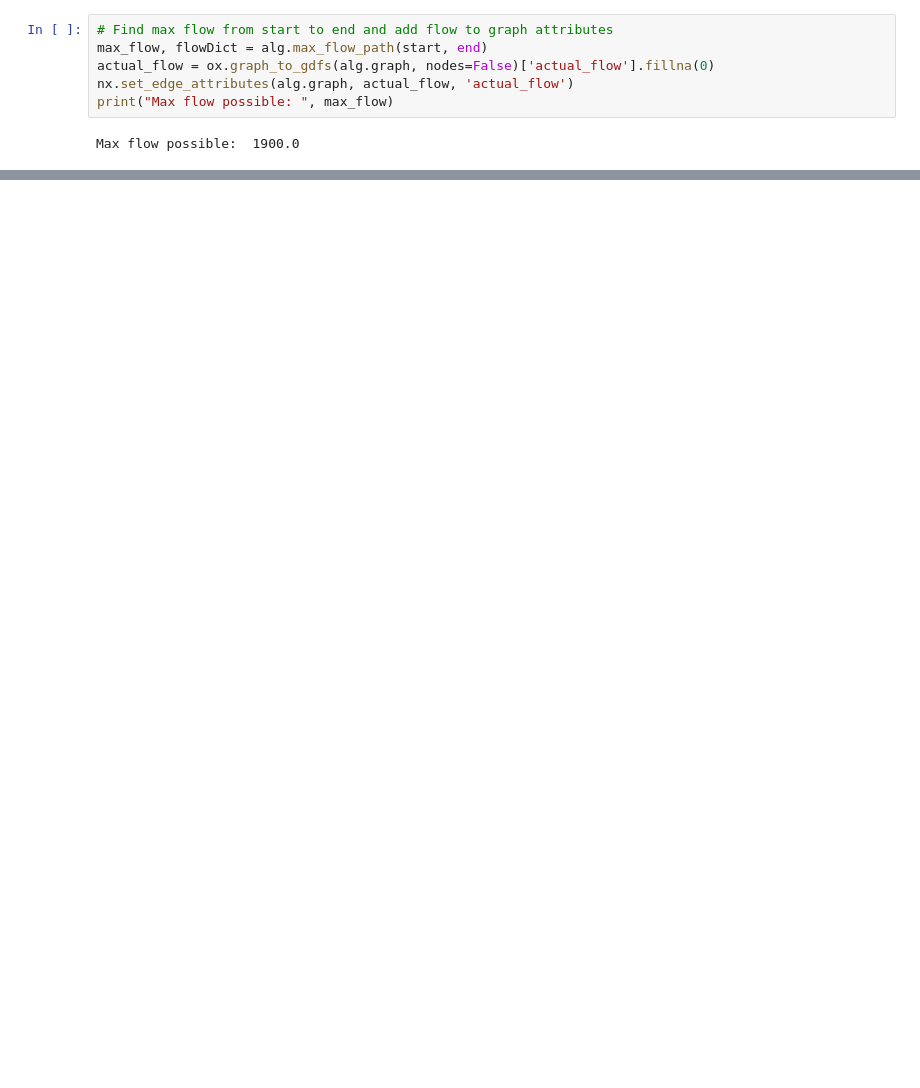
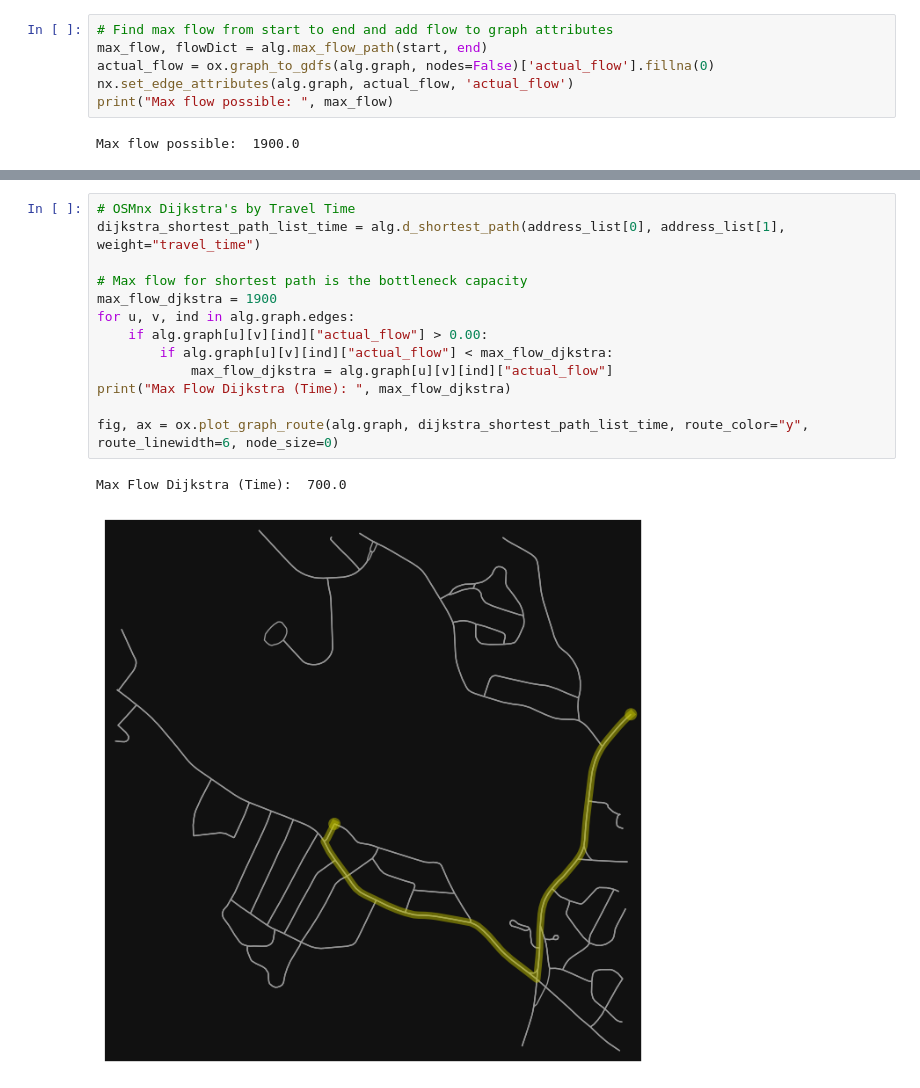
Before and after one commit to osalih1/traffic-flow-optimization, a Jupyter notebook: runner.ipynb, the cells around one changed output, grey strips where cells are left out. Saved outputs shown, nothing was run; the diff lists cells and outputs as text; blank space fills up the shorter version.

Commit message:
Shortest Path based on time and distance

```diff
--- a/runner.ipynb
+++ b/runner.ipynb
@@ -67 +73,17 @@ fig.savefig("MaxFlow.png")
+# %%
+# OSMnx Dijkstra's by Travel Time
+dijkstra_shortest_path_list_time = alg.d_shortest_path(address_list[0], address_list[1], weight="travel_time")
+
+# Max flow for shortest path is the bottleneck capacity
+max_flow_djkstra = 1900
+for u, v, ind in alg.graph.edges:
+    if alg.graph[u][v][ind]["actual_flow"] > 0.00:
+        if alg.graph[u][v][ind]["actual_flow"] < max_flow_djkstra:
+            max_flow_djkstra = alg.graph[u][v][ind]["actual_flow"]
+print("Max Flow Dijkstra (Time): ", max_flow_djkstra)
+
+fig, ax = ox.plot_graph_route(alg.graph, dijkstra_shortest_path_list_time, route_color="y", route_linewidth=6, node_size=0)
+# %% [output]
+Max Flow Dijkstra (Time):  700.0
+[figure, added]
 # %%
```
Also changed, not shown: parts of 5 cells of this notebook, 2 other files.
